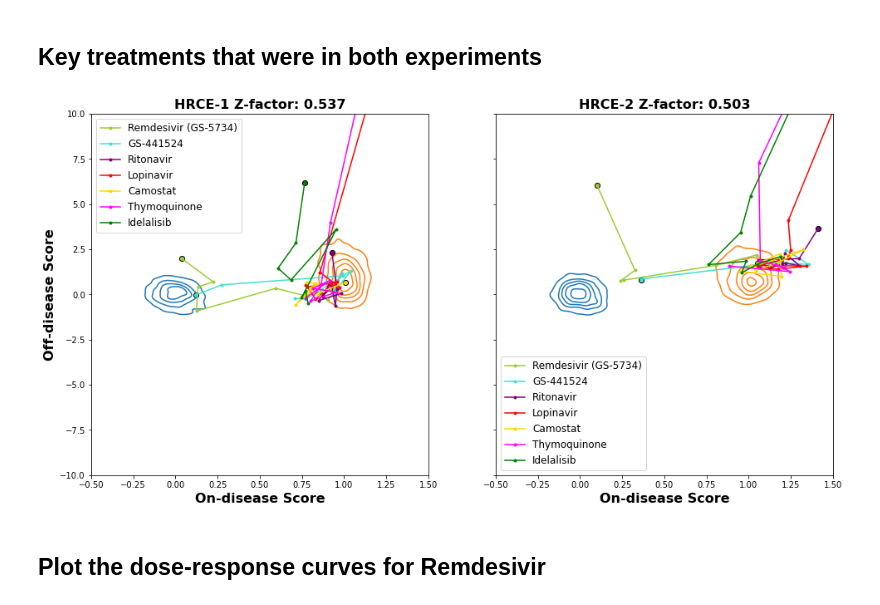
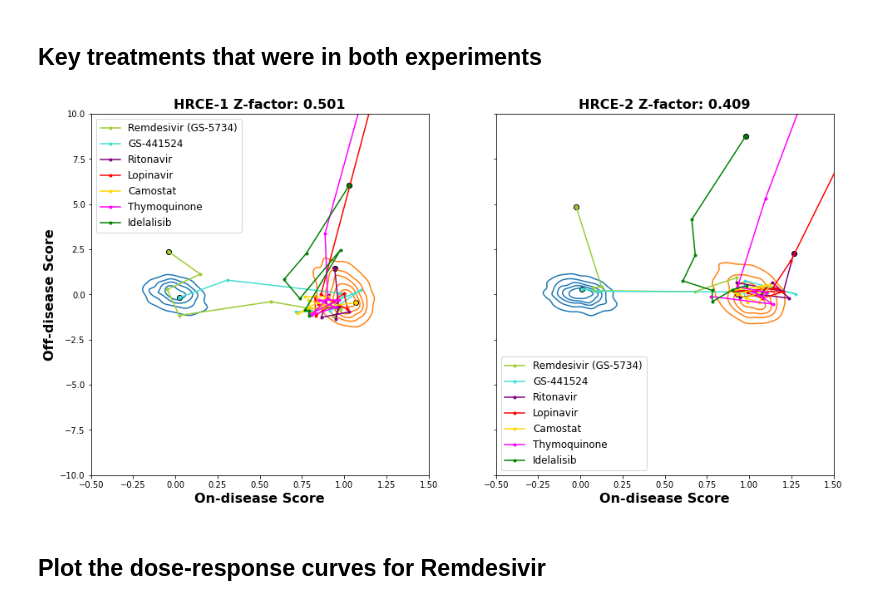
Before and after one commit to jainzana/shared_projects, a Jupyter notebook: _sources/Recursion_2019a_HRCE.ipynb, the cells around one changed output. Cells and saved outputs as stored; diff of their text form; code cells hidden in the pictures.

```diff
--- a/_sources/Recursion_2019a_HRCE.ipynb
+++ b/_sources/Recursion_2019a_HRCE.ipynb
@@ -396,10 +393,10 @@ ax[1].legend(loc='center left', bbox_to_anchor=(1, 0.5));
 
 features_mp = features_norm.copy()
 
-max_iter = 2
+max_iter = 4
 
 for exp in metadata.experiment.unique():
-  for group in [neg_ctrl, all_active]:
+  for group in [neg_ctrl, neg_ctrl_2, all_active]:
     curr = features_mp[(metadata.experiment == exp)].join(metadata[['well_col', 'well_row']])
     curr = curr.loc[curr.index.intersection(group)].set_index(['well_col', 'well_row'], append=True)
 
@@ -510,7 +507,7 @@ for exp in metadata.experiment.unique():
   pca_feats.loc[tx_idx.intersection(exp_idx)] = pca.transform(pca_feats.loc[tx_idx.intersection(exp_idx)])
 
   # Determine how many PCs to keep based on threshold of overall variance explained
-  thresh = 0.98
+  thresh = 0.95
   curr_pca_idx = pd.Series(pca.explained_variance_ratio_).cumsum().sub(thresh).abs().idxmin()
   # Just use the max number of PCs needed to explain at least thresh% variance across each experiment
   if curr_pca_idx > pca_idx:
@@ -582,8 +579,8 @@ Outliers dropped for HRCE-2, Active: 2.7%
 # Fit Classifier and Create Disease Axis
 # %%
 # Fit Classifier
-model = LogisticRegression(C=0.001, max_iter=10000)
-# model = LinearDiscriminantAnalysis() # Deafult LDA yields similar results to LR with regularization
+#model = LogisticRegression(C=0.001, max_iter=10000)
+model = LinearDiscriminantAnalysis() # Deafult LDA yields similar results to LR with regularization
 
 # Initialize dataframes to contain results of interest
 disease_scores = pd.DataFrame(index=pca_final.index, columns = ['on_disease_score', 'off_disease_score'] + list(metadata.columns))
@@ -628,6 +625,7 @@ for exp in metadata.experiment.unique():
   mean_neg = curr_scores.loc[curr_data.index.intersection(neg_ctrl)].mean()
   curr_scores['on_disease_score'] = curr_scores['on_disease_score'].apply(lambda x: (x - mean_neg.on_disease_score) / (mean_pos.on_disease_score - mean_neg.on_disease_score))
   curr_scores['off_disease_score'] = curr_scores['off_disease_score'].apply(lambda x: (x - mean_neg.off_disease_score) / (mean_pos.off_disease_score - mean_neg.off_disease_score))
+  curr_scores.off_disease_score -= curr_scores.on_disease_score # linear adjustment to get them on the same axis
 
   # Calculate the Z-factor based on the on-disease score
   sd_pos = curr_scores.loc[curr_data.index.intersection(pos_ctrl)].on_disease_score.std()
@@ -834,0 +835,21 @@ plt.ylabel('');
+# %%
+plt.figure(figsize=(8,8));
+ctrl_mask = main_ctrls.intersection(disease_scores.index)
+fig = sns.kdeplot(x='on_disease_score', y='off_disease_score', data=disease_scores.loc[ctrl_mask], hue='disease_condition', levels=[0.1, 0.5, 0.9], hue_order=['Inactive', 'Active'], legend=True);
+plt.xlabel('On-disease Score', fontdict={'weight': 'bold', 'size': 16});
+plt.xticks(np.arange(-0.5, 1.75, 0.25));
+plt.ylabel('Off-disease Score', fontdict={'weight': 'bold', 'size': 16});
+plt.title('Overall Z-factor: {:.3f}'.format(Zfactor.loc['Overall']), fontdict={'weight': 'bold', 'size': 16});
+
+lgnd = fig.get_legend()
+handles = lgnd.legendHandles
+
+x = disease_scores.loc[disease_scores.group=='treated'].groupby('samp_group').on_disease_score.mean()
+y = disease_scores.loc[disease_scores.group=='treated'].groupby('samp_group').off_disease_score.mean()
+fig = sns.scatterplot(x=x, y=y, color='green', alpha=0.3, label='Treatments');
+plt.xlim(-0.5, 1.5);
+plt.ylim(-2, 5);
+
+handles2, _ = fig.get_legend_handles_labels()
+fig.legend(handles+handles2, ['Disease', 'Healthy', 'Treatments'])
+sns.move_legend(fig, loc='upper left')
@@ -837,32 +860,32 @@ plt.ylabel('');
 # %%
 treatments = ['Remdesivir (GS-5734)', 'GS-441524', 'Ritonavir', 'Lopinavir', 'Camostat',  'Thymoquinone', 'Idelalisib']
 colors = ['yellowgreen', 'turquoise', 'purple', 'red', 'gold', 'magenta', 'green']
 
 _, ax = plt.subplots(1,2, figsize=(16,8), sharey=True);
 
 for ii, exp in enumerate(['HRCE-1', 'HRCE-2']):
 
   plt.sca(ax[ii])
   ctrl_mask = main_ctrls.intersection(disease_scores.index)
   exp1_ctrl = disease_scores[disease_scores.experiment == exp].index.intersection(ctrl_mask)
-  fig = sns.kdeplot(x='on_disease_score', y='off_disease_score', data=disease_scores.loc[exp1_ctrl], hue='disease_condition', levels=[0.1, 0.3, 0.5, 0.7, 0.9], hue_order=['Mock', 'Active']);
+  fig = sns.kdeplot(x='on_disease_score', y='off_disease_score', data=disease_scores.loc[exp1_ctrl], hue='disease_condition', levels=[0.1, 0.3, 0.5, 0.7, 0.9], hue_order=['Inactive', 'Active']);
   plt.xlabel('On-disease Score', fontdict={'weight': 'bold', 'size': 16});
   plt.xticks(np.arange(-0.5, 1.75, 0.25));
   plt.ylabel('Off-disease Score', fontdict={'weight': 'bold', 'size': 16});
   plt.title('{} Z-factor: {:.3f}'.format(exp, Zfactor.loc[exp]), fontdict={'weight': 'bold', 'size': 16});
   plt.xlim(-0.5, 1.5);
   plt.ylim(-10, 10);
 
   # Plot each of the treatments and associated colors listed above
   for c, tx in zip(colors, treatments):
 
     data = summary.loc[(exp, tx)]
     plt.plot(data.on_disease_score, data.off_disease_score, '.-', c=c, label=tx)
     plt.scatter(data.on_disease_score.iloc[-1], data.off_disease_score.iloc[-1], c=c, marker='.', s=150, edgecolor='black', linewidth=1)
 
   plt.legend(prop={'size':12});
 # %% [output]
-[figure, old version]
+[figure, new version]
 # %% [markdown]
 ## Plot the dose-response curves for Remdesivir
 # %%
```
Also changed, not shown: parts of 26 cells of this notebook, 28 other files.
